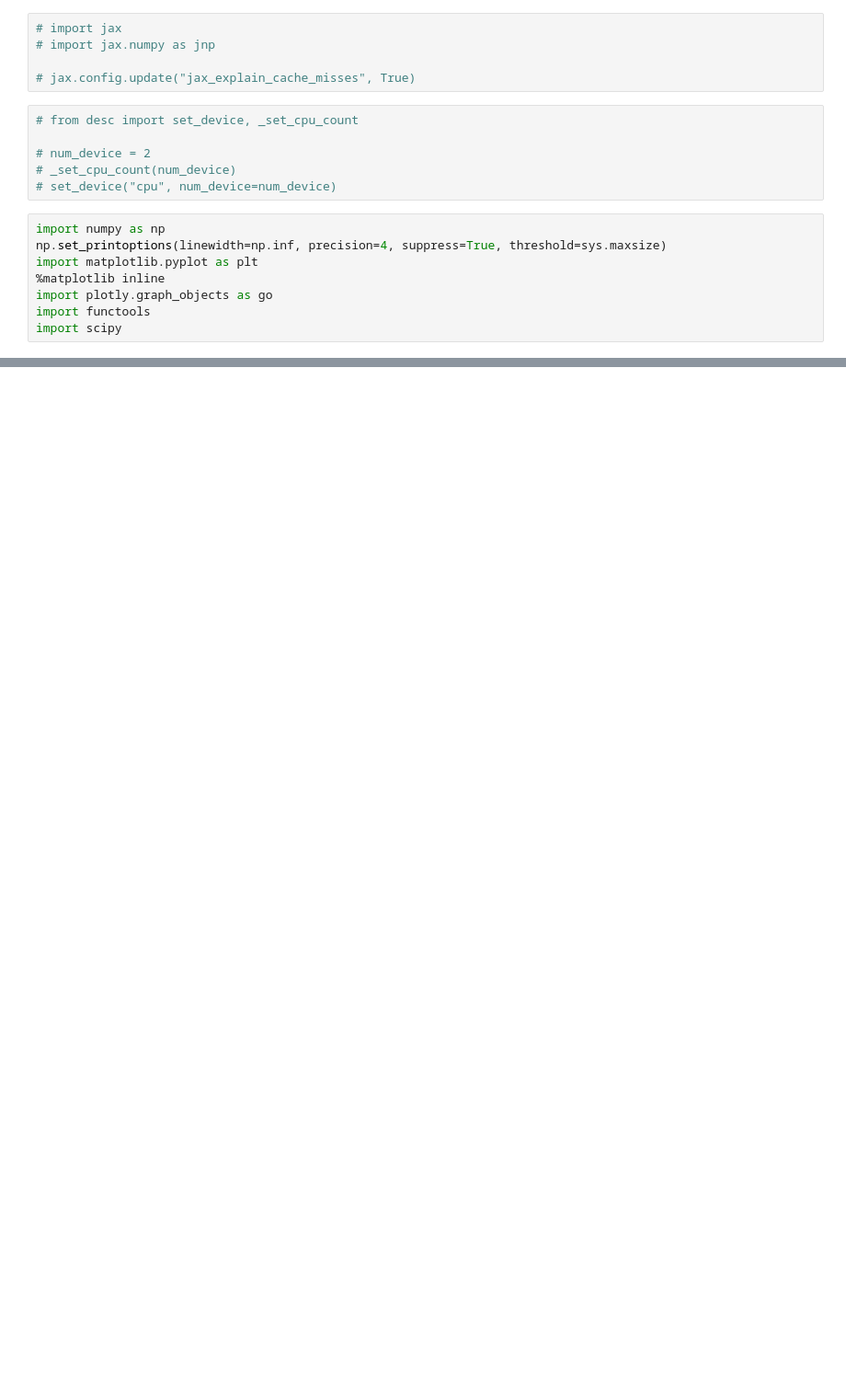
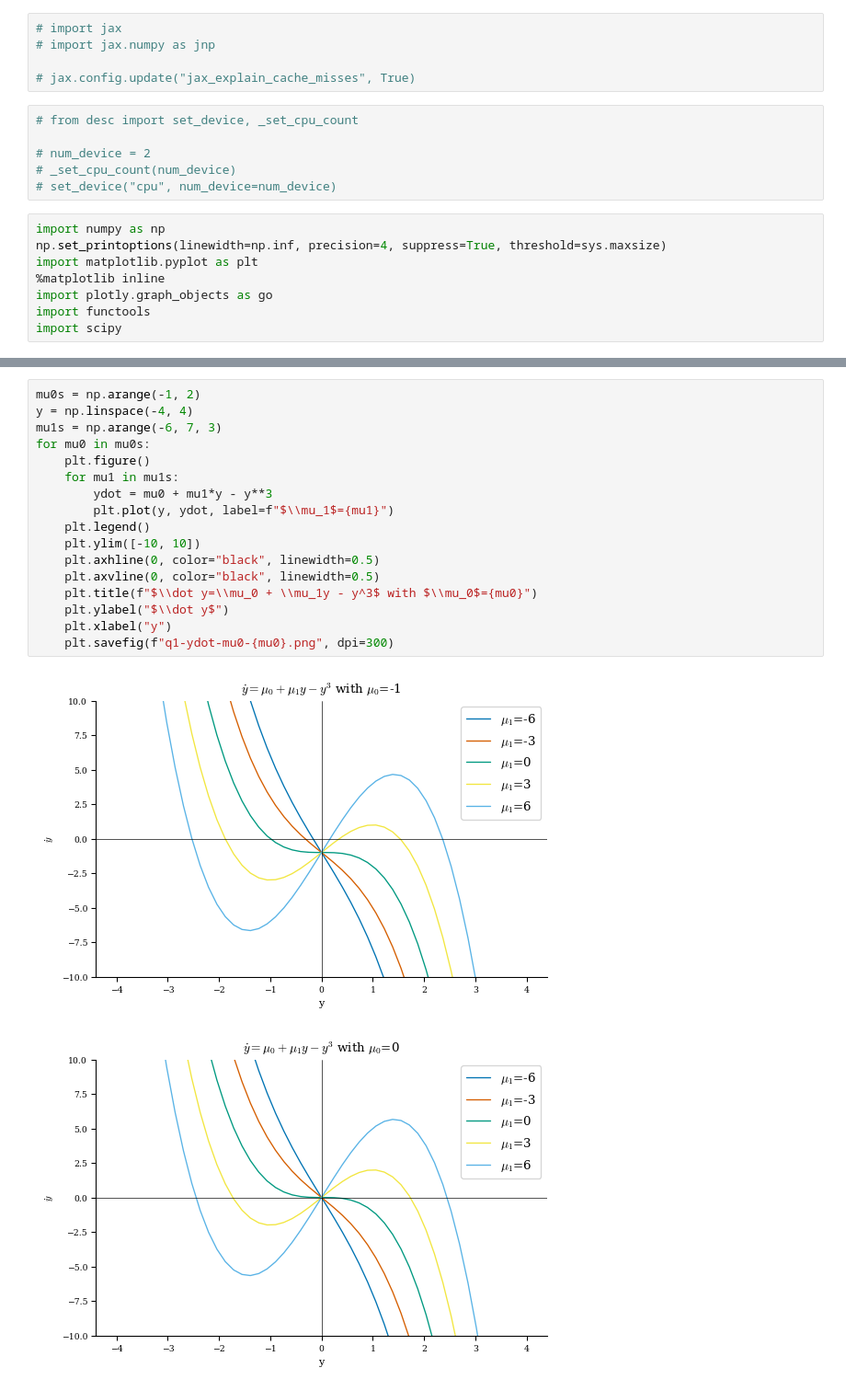
Before and after one commit to YigitElma/DEBUG-DESC, a Jupyter notebook: test-notebook.ipynb, the cells around one changed output, grey strips where cells are left out. Shown at 92% size. Cells and saved outputs as stored; diff of their text form; blank space fills up the shorter version.

```diff
--- a/test-notebook.ipynb
+++ b/test-notebook.ipynb
@@ -227,0 +107,20 @@ plt.savefig(f"Manifolds for gamma={gamma}, delta={delta}.png", dpi=300)
+# %%
+mu0s = np.arange(-1, 2)
+y = np.linspace(-4, 4)
+mu1s = np.arange(-6, 7, 3)
+for mu0 in mu0s:
+    plt.figure()
+    for mu1 in mu1s:
+        ydot = mu0 + mu1*y - y**3
+        plt.plot(y, ydot, label=f"$\\mu_1$={mu1}")
+    plt.legend()
+    plt.ylim([-10, 10])
+    plt.axhline(0, color="black", linewidth=0.5)
+    plt.axvline(0, color="black", linewidth=0.5)
+    plt.title(f"$\\dot y=\\mu_0 + \\mu_1y - y^3$ with $\\mu_0$={mu0}")
+    plt.ylabel("$\\dot y$")
+    plt.xlabel("y")
+    plt.savefig(f"q1-ydot-mu0-{mu0}.png", dpi=300)
+# %% [output]
+[figure, added]
+[figure, added]
```
Also changed, not shown: parts of 15 cells of this notebook, 36 other files.
